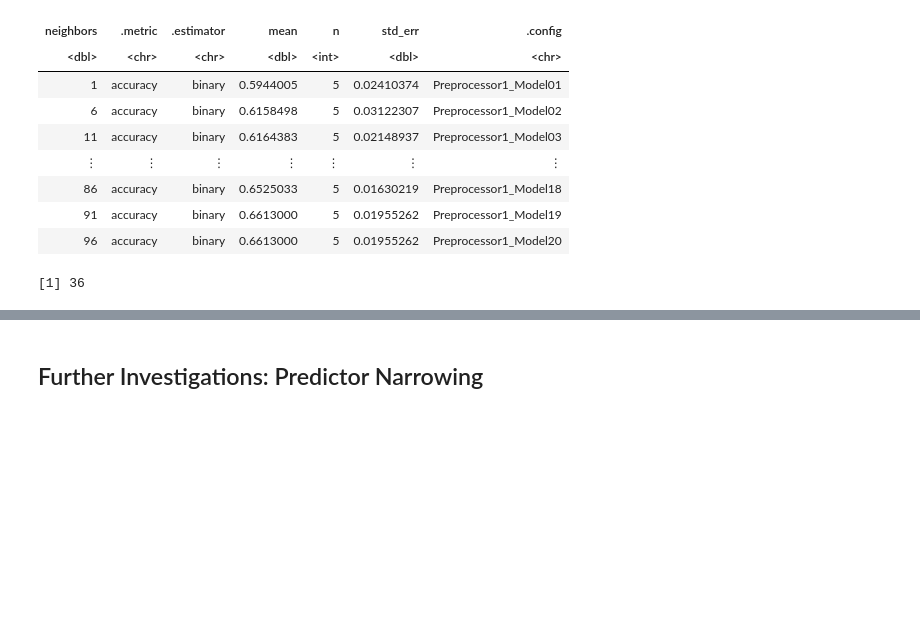
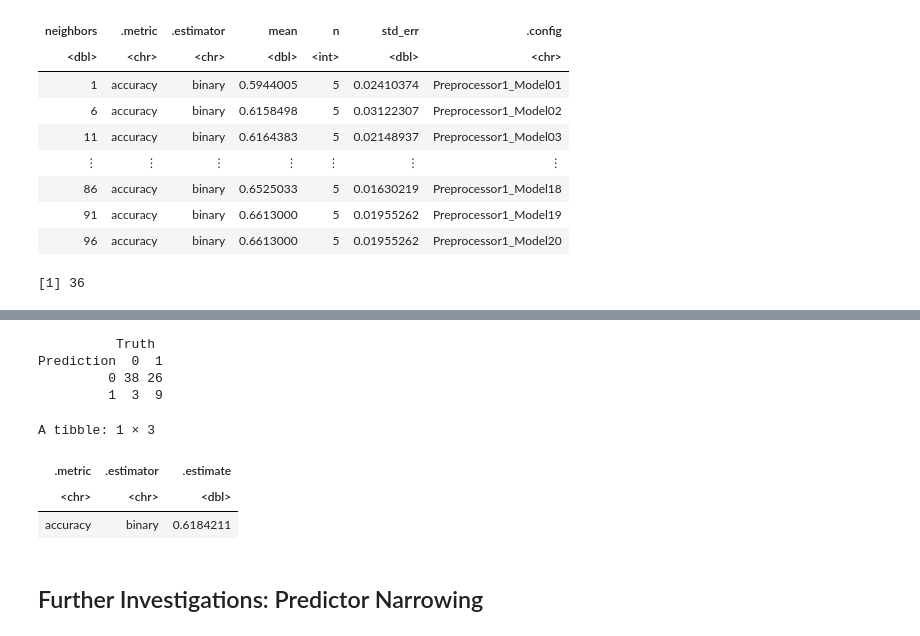
Before and after one commit to BeesKneezz/dsci_100_2023_group_7, a Jupyter notebook: data_analysis.ipynb, the cells around one changed output, grey strips where cells are left out. Cells and saved outputs as stored; diff of their text form; code cells hidden in the pictures; blank space fills up the shorter version.

Commit message:
Add test predictions and results
Predicted test data using training fit, added confusion matrix and metrics

```diff
--- a/data_analysis.ipynb
+++ b/data_analysis.ipynb
@@ -248,2 +248,29 @@ A tibble: 1 × 6
+# %%
+test_fit <- workflow() |>
+    add_recipe(recipe) |>
+    add_model(tuned_model) |>
+    fit(data = data_test)
+
+predictions <- predict(test_fit, data_test) |>
+    bind_cols(data_test)
+
+matrix <- predictions |>
+    conf_mat(truth = diagnosis, estimate = .pred_class)
+
+test_metrics <- predictions |>
+    metrics(truth = diagnosis, estimate = .pred_class) |>
+    filter(.metric == "accuracy")
+
+matrix
+test_metrics
+# %% [output]
+          Truth
+Prediction  0  1
+         0 38 26
+         1  3  9
+A tibble: 1 × 3
+| .metric | .estimator | .estimate |
+| <chr> | <chr> | <dbl> |
+| accuracy | binary | 0.6184211 |
 # %% [markdown]
 ## Further Investigations: Predictor Narrowing
```
Also changed, not shown: parts of 3 cells of this notebook.
